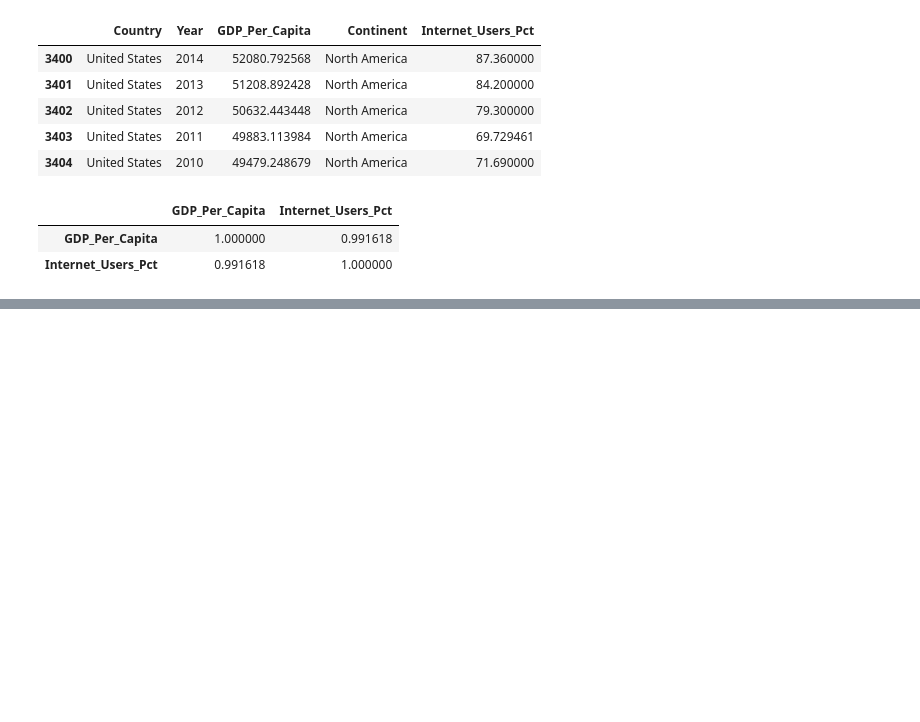
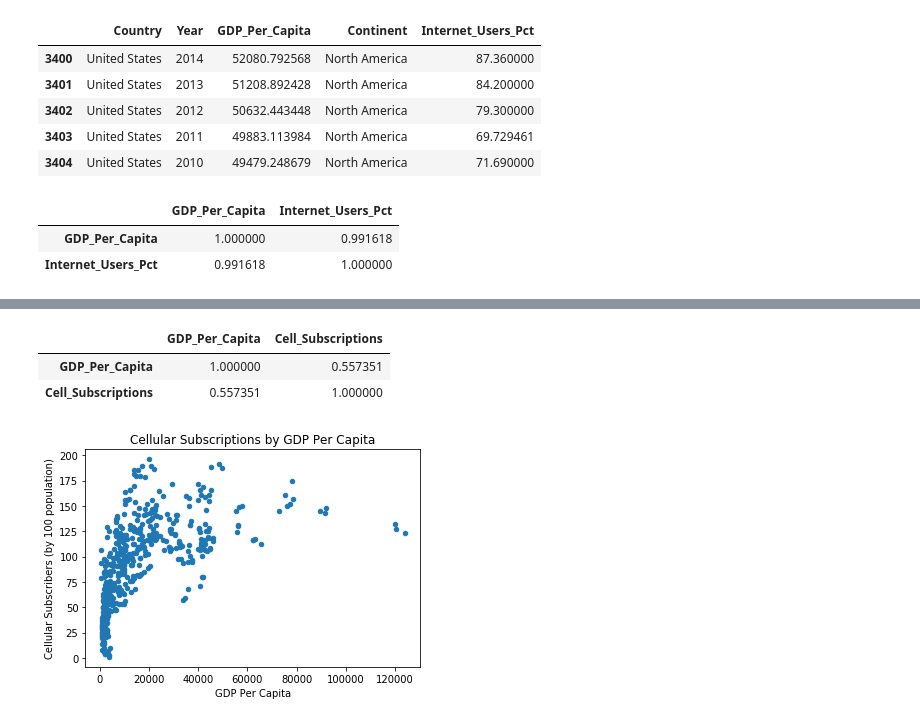
Before and after one commit to brittany-city/un_exploration, a Jupyter notebook: UN_Data_Exploration.ipynb, the cells around one changed output, grey strips where cells are left out. Cells and saved outputs as stored; diff of their text form; code cells hidden in the pictures; blank space fills up the shorter version.

```diff
--- a/UN_Data_Exploration.ipynb
+++ b/UN_Data_Exploration.ipynb
@@ -469,0 +478,2 @@ gdp_and_internet_use_US[['GDP_Per_Capita','Internet_Users_Pct']].corr()
+# %%
+cellphone = pd.read_csv('data/cell_subscriptions.csv')
@@ -469,0 +489,5 @@ gdp_and_internet_use_US[['GDP_Per_Capita','Internet_Users_Pct']].corr()
+# %%
+cellphone = cellphone.rename(columns={"Year(s)":"Year"})
+cellphone = cellphone.rename(columns={"Country or Area":"Country"})
+cellphone = cellphone.rename(columns={"Value":"Cell_Subscriptions"})
+cellphone = cellphone.drop(columns="Value Footnotes")
@@ -469,0 +505,2 @@ gdp_and_internet_use_US[['GDP_Per_Capita','Internet_Users_Pct']].corr()
+# %%
+gdp_internet_cell = pd.merge(gdp_and_internet_use, cellphone, on=['Country','Year'], how='inner')
@@ -469,0 +516,13 @@ gdp_and_internet_use_US[['GDP_Per_Capita','Internet_Users_Pct']].corr()
+# %%
+gdp_internet_cell[['GDP_Per_Capita','Cell_Subscriptions']].corr()
+# %% [output]
+|  | GDP_Per_Capita | Cell_Subscriptions |
+| GDP_Per_Capita | 1.000000 | 0.557351 |
+| Cell_Subscriptions | 0.557351 | 1.000000 |
+# %%
+ax=gdp_internet_cell.plot(kind='scatter',x='GDP_Per_Capita', y='Cell_Subscriptions')
+plt.title('Cellular Subscriptions by GDP Per Capita')
+plt.xlabel('GDP Per Capita')
+plt.ylabel('Cellular Subscribers (by 100 population)');
+# %% [output]
+[figure, added]
```
Also changed, not shown: parts of 16 cells of this notebook.
